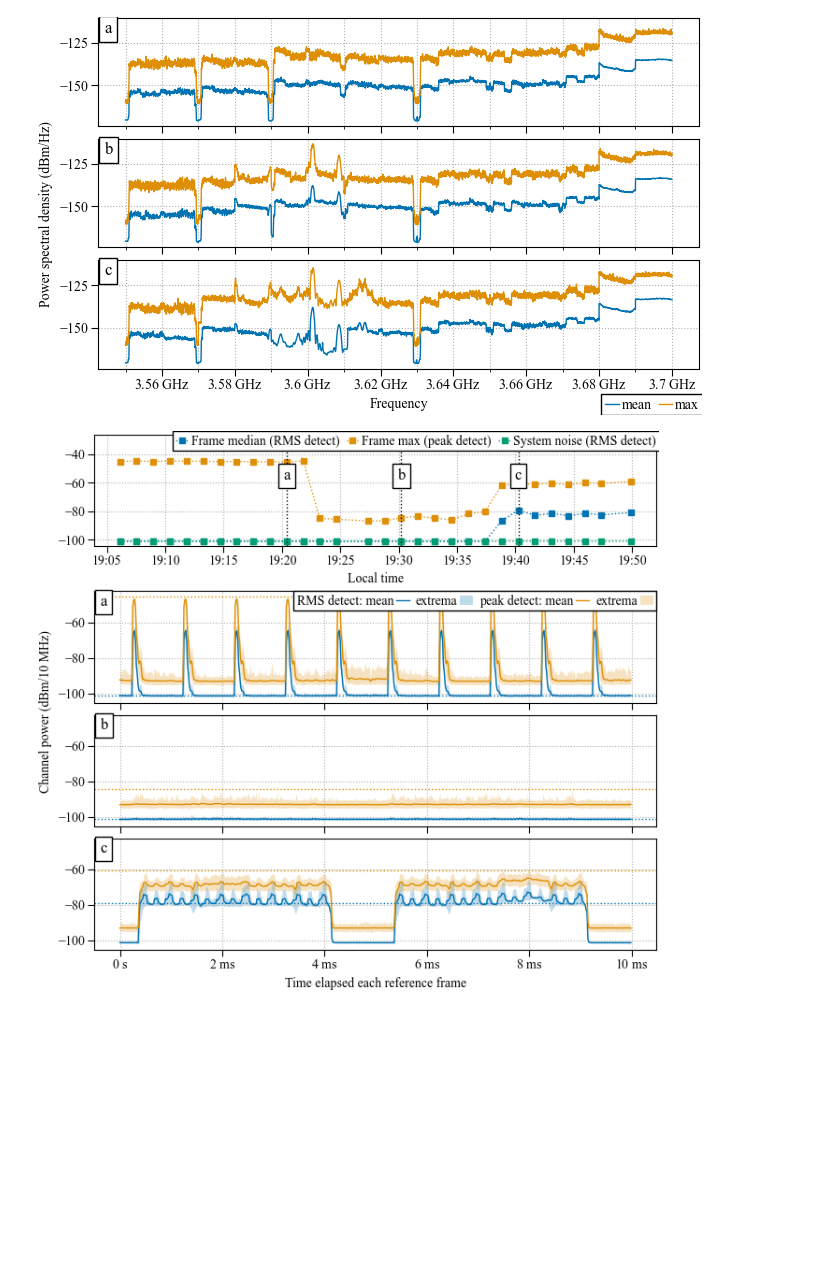
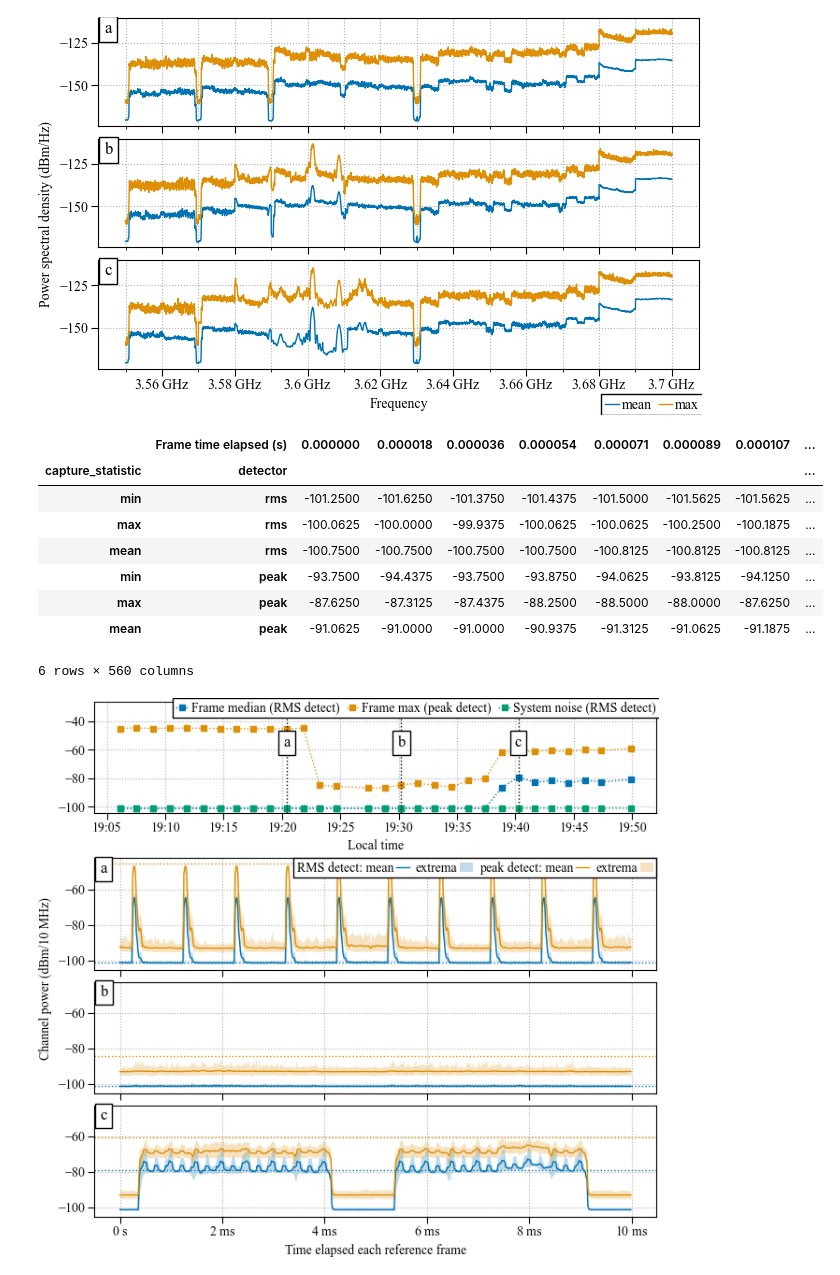
Before and after one commit to usnistgov/nasctn-sea-ingest, a Jupyter notebook: demos/forensic_plots.ipynb, the cells around one changed output. Cells and saved outputs as stored; diff of their text form; code cells hidden in the pictures; blank space fills up the shorter version.

```diff
--- a/demos/forensic_plots.ipynb
+++ b/demos/forensic_plots.ipynb
@@ -83,6 +84,20 @@ fig.savefig('nit_event_2022-11_psd_start.svg')
 [figure]
 [figure]
 [figure]
+# %%
+import plots
+
+plots.pfp_traces
+# %% [output]
+|  | Frame time elapsed (s) | 0.000000 | 0.000018 | 0.000036 | 0.000054 | 0.000071 | 0.000089 | 0.000107 | ... |
+| capture_statistic | detector |  |  |  |  |  |  |  | ... |
+| min | rms | -101.2500 | -101.6250 | -101.3750 | -101.4375 | -101.5000 | -101.5625 | -101.5625 | ... |
+| max | rms | -100.0625 | -100.0000 | -99.9375 | -100.0625 | -100.0625 | -100.2500 | -100.1875 | ... |
+| mean | rms | -100.7500 | -100.7500 | -100.7500 | -100.7500 | -100.8125 | -100.8125 | -100.8125 | ... |
+| min | peak | -93.7500 | -94.4375 | -93.7500 | -93.8750 | -94.0625 | -93.8125 | -94.1250 | ... |
+| max | peak | -87.6250 | -87.3125 | -87.4375 | -88.2500 | -88.5000 | -88.0000 | -87.6250 | ... |
+| mean | peak | -91.0625 | -91.0000 | -91.0000 | -90.9375 | -91.3125 | -91.0625 | -91.1875 | ... |
+6 rows × 560 columns
 # %%
 detail_trace_targets = {'a': '2022-11-01 15:20', 'b': '2022-11-01 15:30', 'c': '2022-11-01 15:40'}
 mid_span = slice('2022-11-01 15:05:00','2022-11-01 15:50:00')
```
Also changed, not shown: parts of 2 cells of this notebook, 10 other files.
